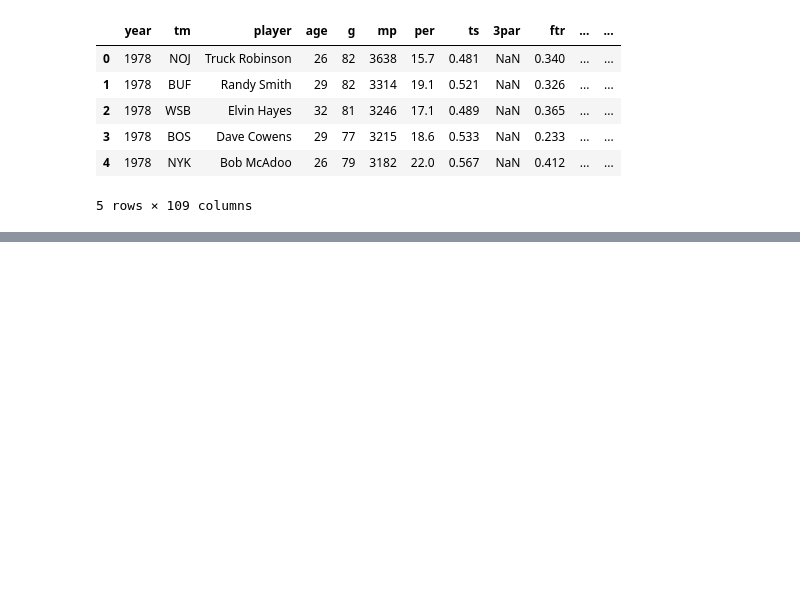
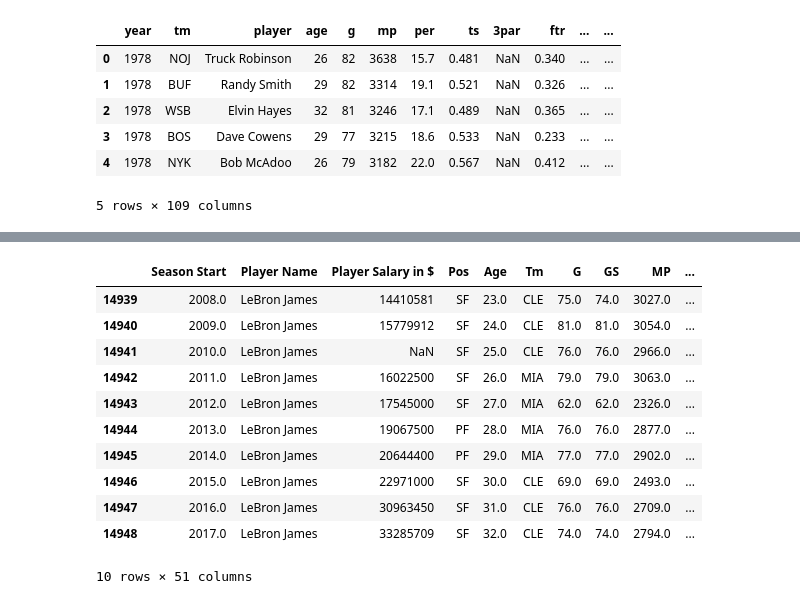
Before and after one commit to q0w9e8r7t6y5/springboard_DS, a Jupyter notebook: capstone1_nba_salary/capstone1_sishir.ipynb, the cells around one changed output, grey strips where cells are left out. Drawn from its saved outputs; the diff is of its cells as text; code cells hidden in the pictures; blank space fills up the shorter version.

```diff
--- a/capstone1_nba_salary/capstone1_sishir.ipynb
+++ b/capstone1_nba_salary/capstone1_sishir.ipynb
@@ -36,3 +36,8 @@ advanced_df.head()
 5 rows × 109 columns
 # %%
 # Let's wrangle the basic statistics first!
+
+# get rid of all players before 2008
+basic_df = basic_df[basic_df['Season Start'] >= 2008]
+
+basic_df['Season Start'].unique()
@@ -38,0 +71,2 @@ advanced_df.head()
+# %%
+basic_df = basic_df.drop(['blank2', '#'], axis=1)
@@ -38,0 +83,2 @@ advanced_df.head()
+# %%
+basic_df = basic_df.drop(['blanl'], axis=1)
@@ -38,0 +95,17 @@ advanced_df.head()
+# %%
+basic_df[basic_df['Player Name'] == 'LeBron James']
+
+# I see some NaN here and there
+# %% [output]
+|  | Season Start | Player Name | Player Salary in $ | Pos | Age | Tm | G | GS | MP | ... |
+| 14939 | 2008.0 | LeBron James | 14410581 | SF | 23.0 | CLE | 75.0 | 74.0 | 3027.0 | ... |
+| 14940 | 2009.0 | LeBron James | 15779912 | SF | 24.0 | CLE | 81.0 | 81.0 | 3054.0 | ... |
+| 14941 | 2010.0 | LeBron James | NaN | SF | 25.0 | CLE | 76.0 | 76.0 | 2966.0 | ... |
+| 14942 | 2011.0 | LeBron James | 16022500 | SF | 26.0 | MIA | 79.0 | 79.0 | 3063.0 | ... |
+| 14943 | 2012.0 | LeBron James | 17545000 | SF | 27.0 | MIA | 62.0 | 62.0 | 2326.0 | ... |
+| 14944 | 2013.0 | LeBron James | 19067500 | PF | 28.0 | MIA | 76.0 | 76.0 | 2877.0 | ... |
+| 14945 | 2014.0 | LeBron James | 20644400 | PF | 29.0 | MIA | 77.0 | 77.0 | 2902.0 | ... |
+| 14946 | 2015.0 | LeBron James | 22971000 | SF | 30.0 | CLE | 69.0 | 69.0 | 2493.0 | ... |
+| 14947 | 2016.0 | LeBron James | 30963450 | SF | 31.0 | CLE | 76.0 | 76.0 | 2709.0 | ... |
+| 14948 | 2017.0 | LeBron James | 33285709 | SF | 32.0 | CLE | 74.0 | 74.0 | 2794.0 | ... |
+10 rows × 51 columns
```
Also changed, not shown: parts of 10 cells of this notebook.
